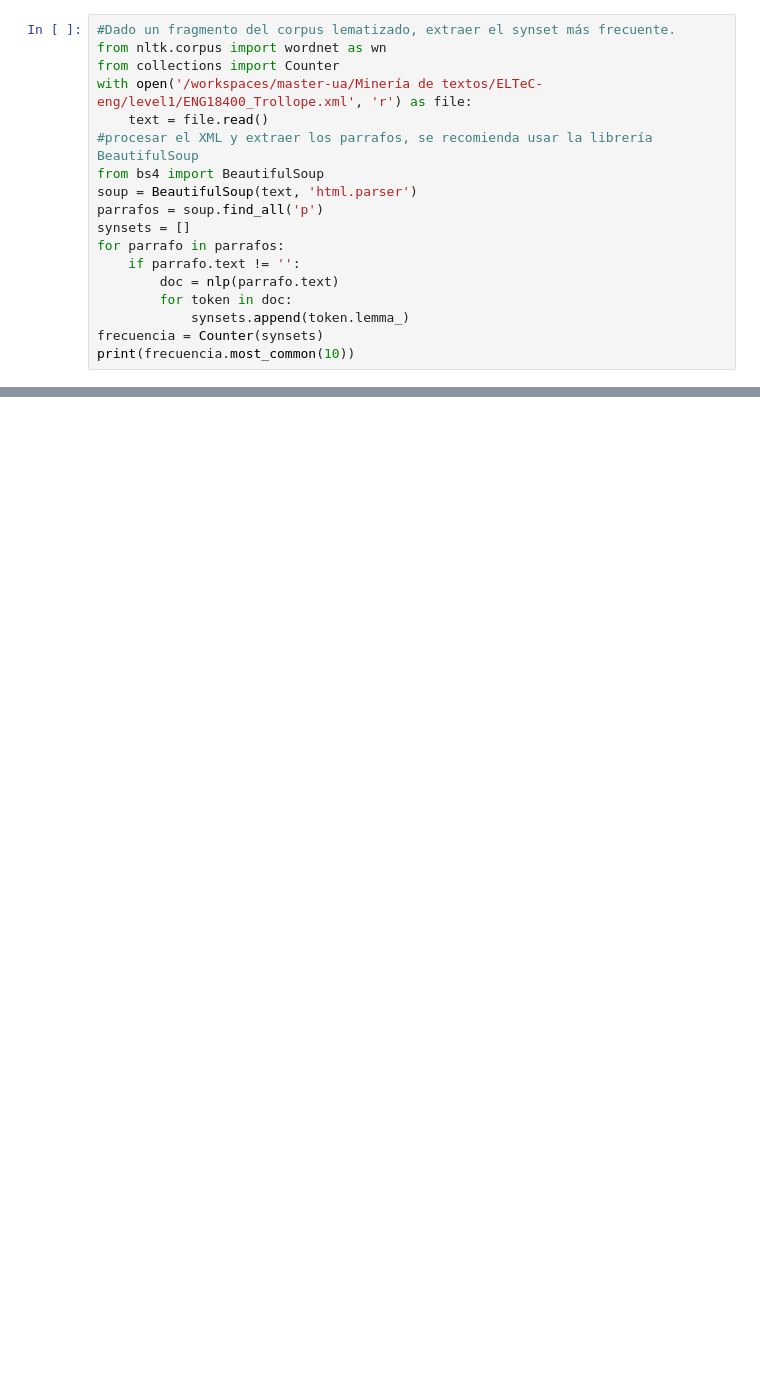
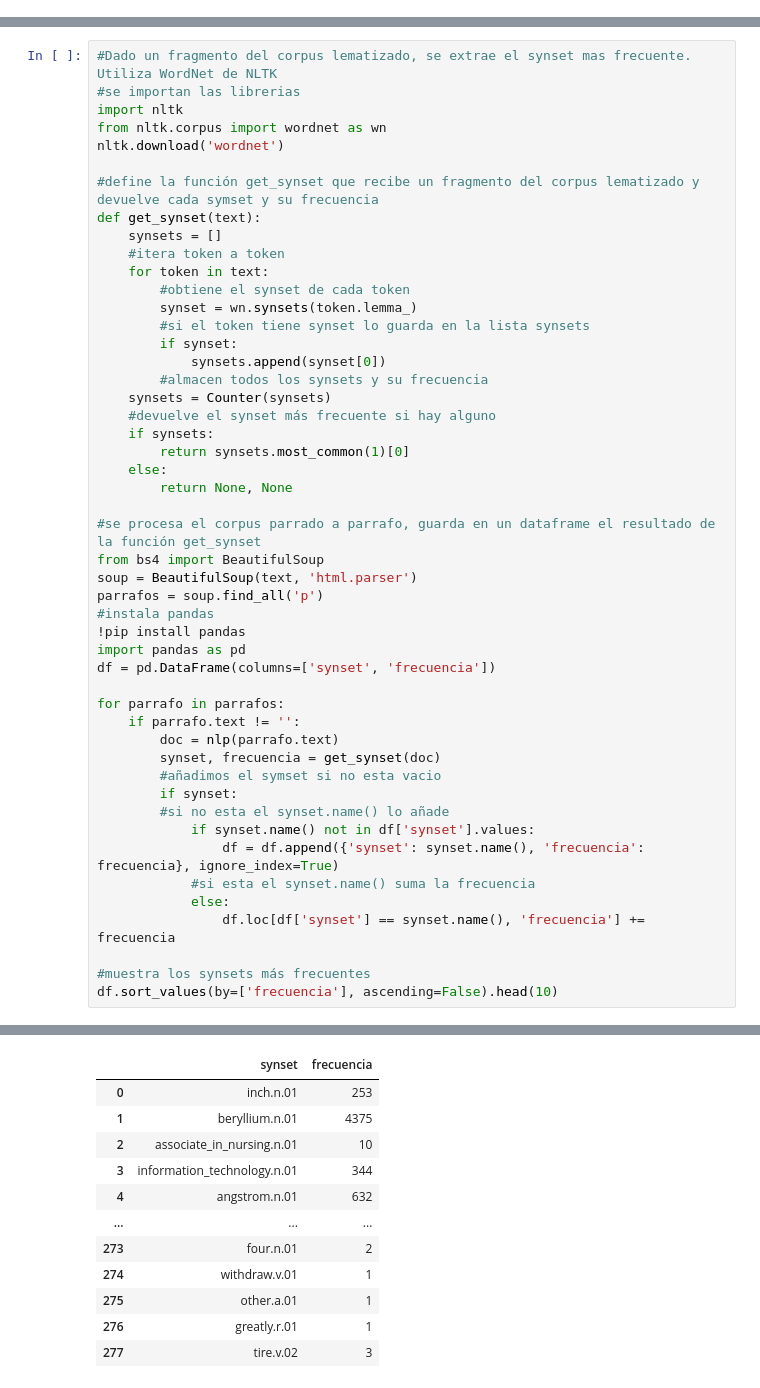
Before and after one commit to igl35/master-ua, a Jupyter notebook: Minería de textos/practica1a.ipynb, the cells around one changed output, grey strips where cells are left out. Drawn from its saved outputs; the diff is of its cells as text; blank space fills up the shorter version.

```diff
--- a/Minería de textos/practica1a.ipynb
+++ b/Minería de textos/practica1a.ipynb
@@ -270,18 +173,0 @@ Bad pipe message: %s [b'>\xac4\xb0\x93Y\xe3\xa9}g\xc2\x91azR\x10\xfe\xdb\x00\x00
-# %%
-#Dado un fragmento del corpus lematizado, extraer el synset más frecuente.
-from nltk.corpus import wordnet as wn
-from collections import Counter
-with open('/workspaces/master-ua/Minería de textos/ELTeC-eng/level1/ENG18400_Trollope.xml', 'r') as file:
-    text = file.read()
-#procesar el XML y extraer los parrafos, se recomienda usar la librería BeautifulSoup
-from bs4 import BeautifulSoup
-soup = BeautifulSoup(text, 'html.parser')
-parrafos = soup.find_all('p')
-synsets = []
-for parrafo in parrafos:
-    if parrafo.text != '':
-        doc = nlp(parrafo.text)
-        for token in doc:
-            synsets.append(token.lemma_)
-frecuencia = Counter(synsets)
-print(frecuencia.most_common(10))
@@ -289,0 +246,50 @@ ValueError: No objects to concatenate
+# %%
+#Dado un fragmento del corpus lematizado, se extrae el synset mas frecuente. Utiliza WordNet de NLTK
+#se importan las librerias
+import nltk
+from nltk.corpus import wordnet as wn
+nltk.download('wordnet')
+
+#define la función get_synset que recibe un fragmento del corpus lematizado y devuelve cada symset y su frecuencia
+def get_synset(text):
+    synsets = []
+    #itera token a token
+    for token in text:
+        #obtiene el synset de cada token
+        synset = wn.synsets(token.lemma_)
+        #si el token tiene synset lo guarda en la lista synsets
+        if synset:
+            synsets.append(synset[0])
+        #almacen todos los synsets y su frecuencia
+    synsets = Counter(synsets)
+    #devuelve el synset más frecuente si hay alguno
+    if synsets:
+        return synsets.most_common(1)[0]
+    else:
+        return None, None
+
+#se procesa el corpus parrado a parrafo, guarda en un dataframe el resultado de la función get_synset
+from bs4 import BeautifulSoup
+soup = BeautifulSoup(text, 'html.parser')
+parrafos = soup.find_all('p')
+#instala pandas
+!pip install pandas
+import pandas as pd
+df = pd.DataFrame(columns=['synset', 'frecuencia'])
+
+for parrafo in parrafos:
+    if parrafo.text != '':
+        doc = nlp(parrafo.text)
+        synset, frecuencia = get_synset(doc)
+        #añadimos el symset si no esta vacio
+        if synset:
+        #si no esta el synset.name() lo añade
+            if synset.name() not in df['synset'].values:
+                df = df.append({'synset': synset.name(), 'frecuencia': frecuencia}, ignore_index=True)
+            #si esta el synset.name() suma la frecuencia
+            else:
+                df.loc[df['synset'] == synset.name(), 'frecuencia'] += frecuencia
+
+#muestra los synsets más frecuentes
+df.sort_values(by=['frecuencia'], ascending=False).head(10)
+# %% [output]
@@ -289,0 +304,12 @@ ValueError: No objects to concatenate
+|  | synset | frecuencia |
+| 0 | inch.n.01 | 253 |
+| 1 | beryllium.n.01 | 4375 |
+| 2 | associate_in_nursing.n.01 | 10 |
+| 3 | information_technology.n.01 | 344 |
+| 4 | angstrom.n.01 | 632 |
+| ... | ... | ... |
+| 273 | four.n.01 | 2 |
+| 274 | withdraw.v.01 | 1 |
+| 275 | other.a.01 | 1 |
+| 276 | greatly.r.01 | 1 |
+| 277 | tire.v.02 | 3 |
```
Also changed, not shown: parts of 9 cells of this notebook, 1 other file.
